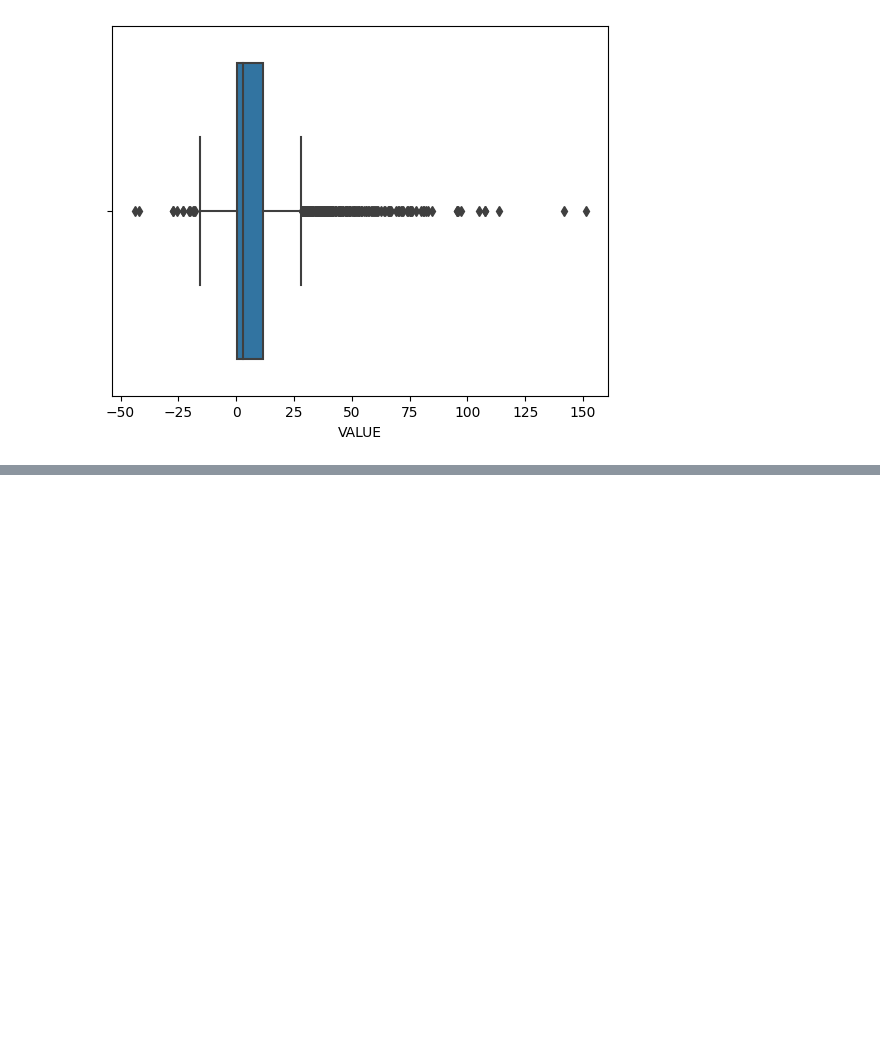
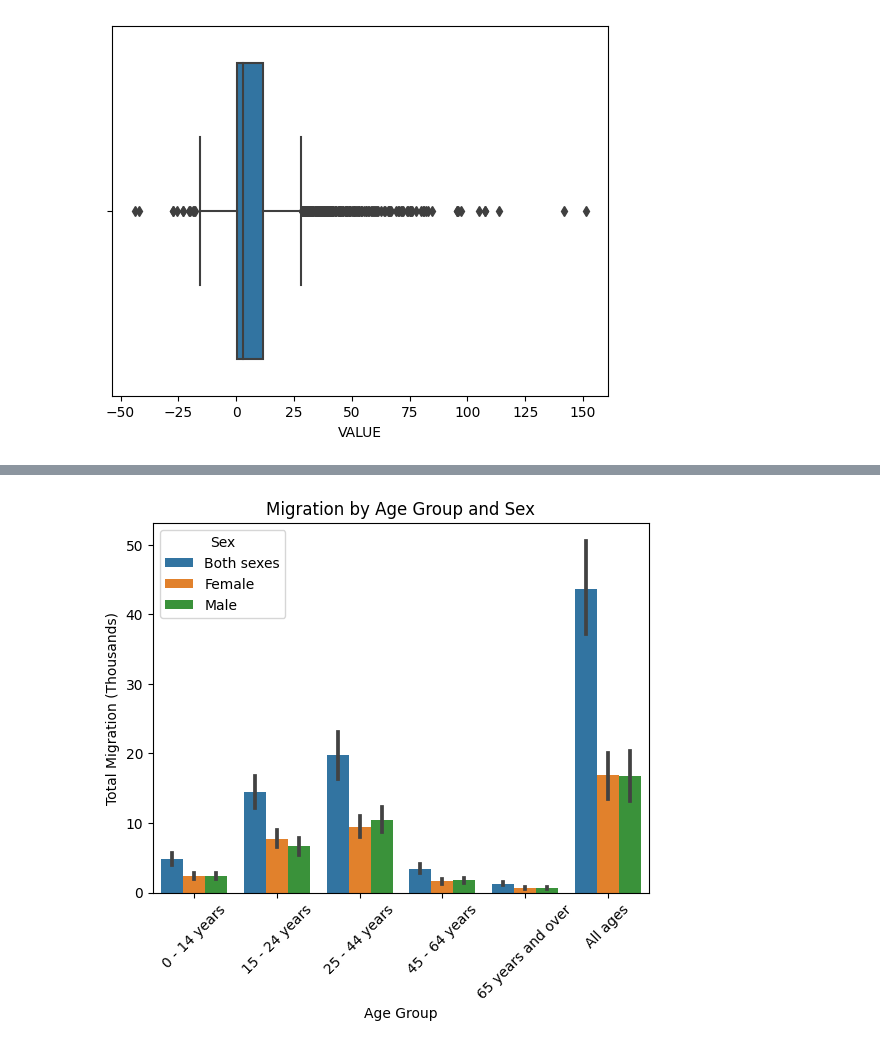
Before and after one commit to salahagnir/CA, a Jupyter notebook: CA1.ipynb, the cells around one changed output, grey strips where cells are left out. Drawn from its saved outputs; the diff is of its cells as text; code cells hidden in the pictures; blank space fills up the shorter version.

```diff
--- a/CA1.ipynb
+++ b/CA1.ipynb
@@ -170,0 +181,9 @@ sns.boxplot(x=df['VALUE'])
+# %%
+sns.barplot(data=df, x='Age Group', y='VALUE', hue='Sex')
+plt.xlabel('Age Group')
+plt.ylabel('Total Migration (Thousands)')
+plt.title('Migration by Age Group and Sex')
+plt.xticks(rotation=45)
+plt.show()
+# %% [output]
+[figure, added]
```
Also changed, not shown: parts of 5 cells of this notebook.
